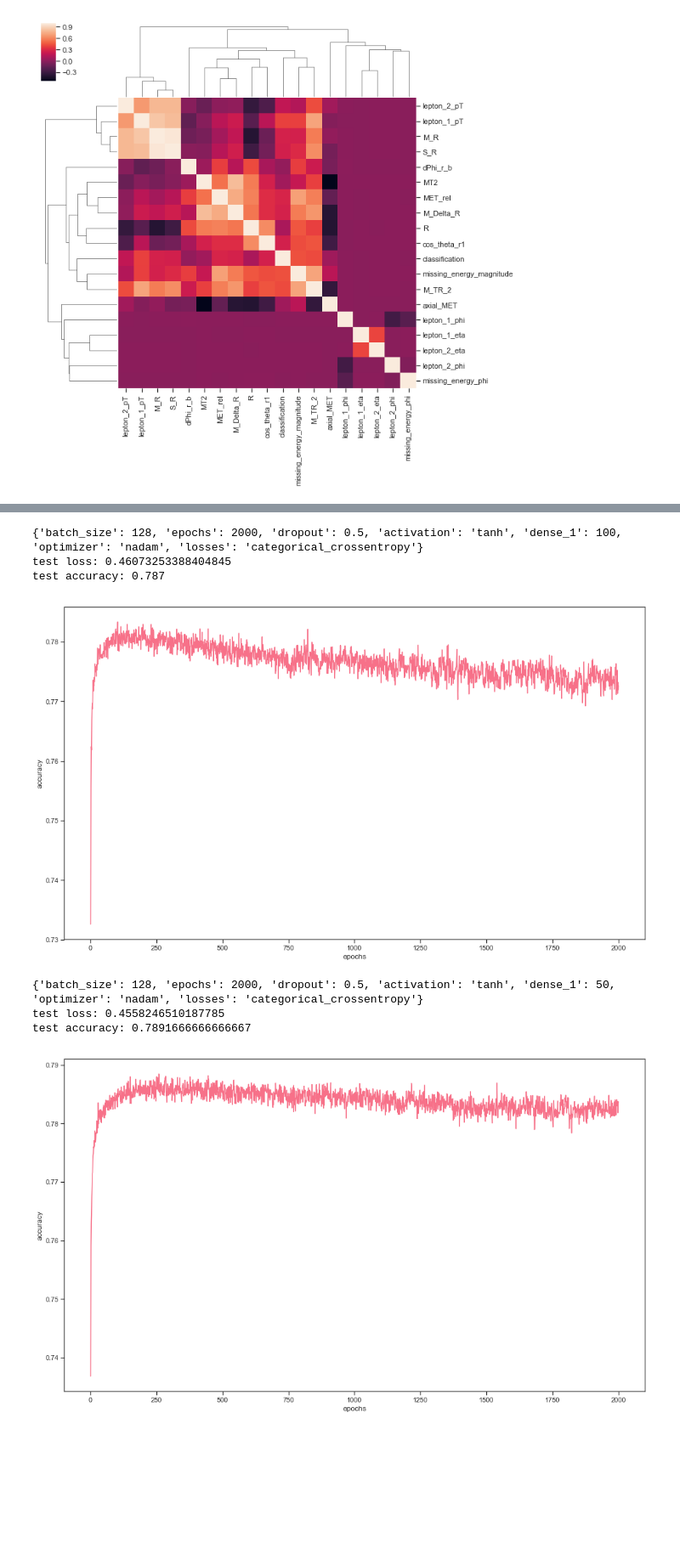
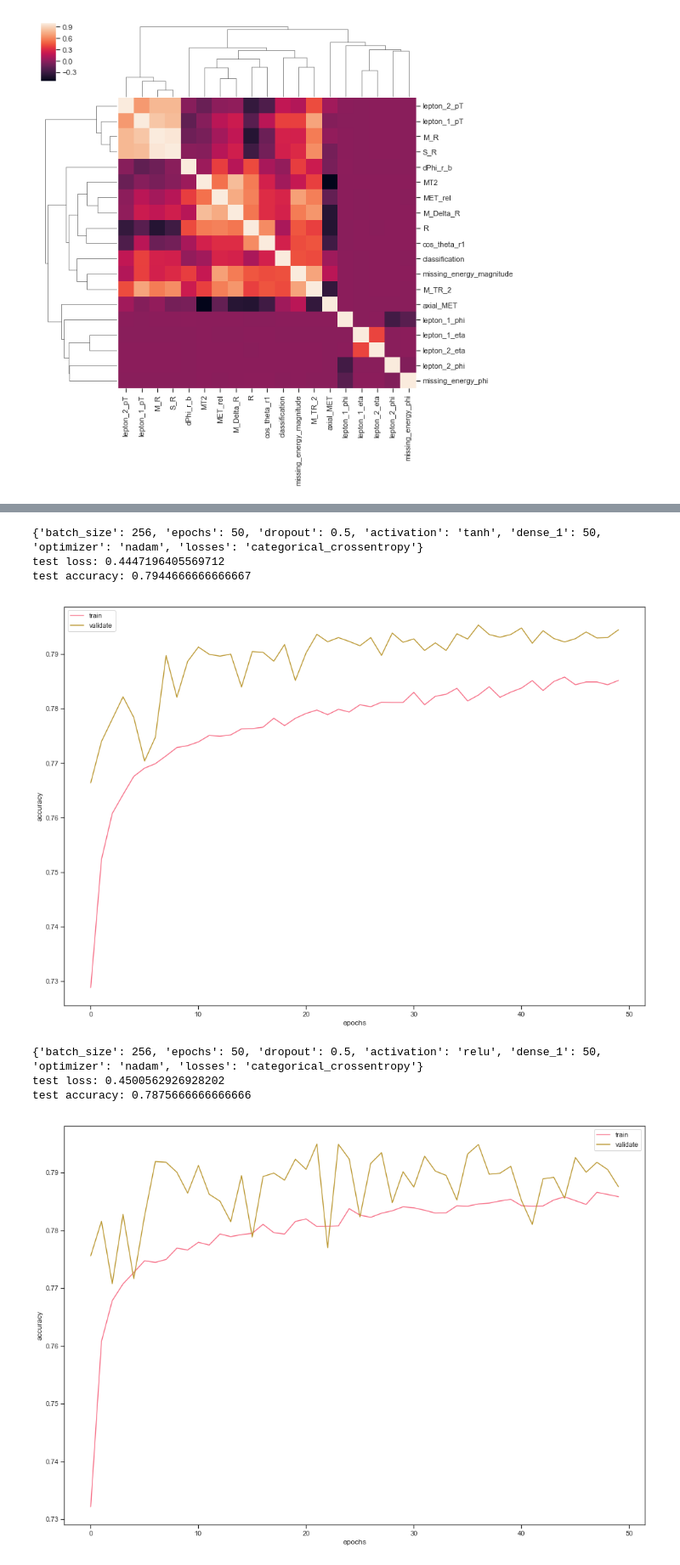
Before and after one commit to wdbm/Psychedelic_Machine_Learning_in_the_Cenozoic_Era, a Jupyter notebook: Keras_convolutional_SUSY.ipynb, the cells around one changed output, grey strips where cells are left out. Shown at 85% size. Drawn from its saved outputs; the diff is of its cells as text; code cells hidden in the pictures; blank space fills up the shorter version.

```diff
--- a/Keras_convolutional_SUSY.ipynb
+++ b/Keras_convolutional_SUSY.ipynb
@@ -50,7 +54,7 @@ import talos as ta
 Using TensorFlow backend.
 # %%
 %matplotlib inline
-plt.rcParams["figure.figsize"] = [17, 10]
+plt.rcParams["figure.figsize"] = [17, 12]
 # %%
 df = pd.read_csv(
     "SUSY_100k.csv",
@@ -115,8 +136,10 @@ x_train, x_test, y_train, y_test = train_test_split(x, y, test_size = 0.1, shuff
 class AccuracyHistory(keras.callbacks.Callback):
     def on_train_begin(self, logs = {}):
         self.acc = []
+        self.val_acc = []
     def on_epoch_end(self, batch, logs = {}):
         self.acc.append(logs.get('acc'))
+        self.val_acc.append(logs.get('val_acc'))
 
 class NBatchLogger(keras.callbacks.Callback):
     """
@@ -163,14 +186,14 @@ model.compile(loss = "categorical_crossentropy", optimizer = "nadam", metrics =
 model.summary()
 
 epochs     = 100
-batch_size = 200
+batch_size = 256
 
 model.fit(
     x_train,
     y_train,
     batch_size      = batch_size,
     epochs          = epochs,
-    verbose         = False,
+    verbose         = True,
     validation_data = (x_test, y_test),
     callbacks       = [history]
 )
@@ -233,8 +258,8 @@ incorrect    0.2217
 Name: equal, dtype: float64
 # %%
 parameters = {
-    'batch_size': [128],
-    'epochs'    : [2000],
+    'batch_size': [256],
+    'epochs'    : [50],
     'dropout'   : [0.5],
     'activation': ['tanh', 'relu'],
     'dense_1'   : [50, 100],
@@ -275,39 +300,41 @@ def hmodel_convolutional(
     out = model.fit(
         x_train,
         y_train,
         batch_size      = parameters['batch_size'],
         epochs          = parameters['epochs'],
         verbose         = False,
         validation_data = [x_test, y_test],
         callbacks       = [history]
     )
     score = model.evaluate(x_test, y_test, verbose = False)
     print('test loss:', score[0])
     print('test accuracy:', score[1])
-    plt.plot(range(1, parameters['epochs'] + 1), history.acc)
+    plt.plot(history.acc, label='train')
+    plt.plot(history.val_acc, label='validate')
+    plt.legend()
     plt.xlabel('epochs')
     plt.ylabel('accuracy')
     plt.show()
     return out, model
 
 h = ta.Scan(
     x                = x,
     y                = y,
     params           = parameters,
     dataset_name     = 'SUSY',
     experiment_no    = '1',
     model            = hmodel_convolutional,
     grid_downsample  = 1,
     #reduction_method = None
     reduction_method = 'correlation',
     print_params     = True
 )
 # %% [output]
-{'batch_size': 128, 'epochs': 2000, 'dropout': 0.5, 'activation': 'tanh', 'dense_1': 100, 'optimizer': 'nadam', 'losses': 'categorical_crossentropy'}
-test loss: 0.46073253388404845
-test accuracy: 0.787
+{'batch_size': 256, 'epochs': 50, 'dropout': 0.5, 'activation': 'tanh', 'dense_1': 50, 'optimizer': 'nadam', 'losses': 'categorical_crossentropy'}
+test loss: 0.4447196405569712
+test accuracy: 0.7944666666666667
-[figure, old version]
+[figure, new version]
-{'batch_size': 128, 'epochs': 2000, 'dropout': 0.5, 'activation': 'tanh', 'dense_1': 50, 'optimizer': 'nadam', 'losses': 'categorical_crossentropy'}
-test loss: 0.4558246510187785
-test accuracy: 0.7891666666666667
+{'batch_size': 256, 'epochs': 50, 'dropout': 0.5, 'activation': 'relu', 'dense_1': 50, 'optimizer': 'nadam', 'losses': 'categorical_crossentropy'}
+test loss: 0.4500562926928202
+test accuracy: 0.7875666666666666
-[figure, old version]
+[figure, new version]
```
Also changed, not shown: parts of 20 cells of this notebook.
